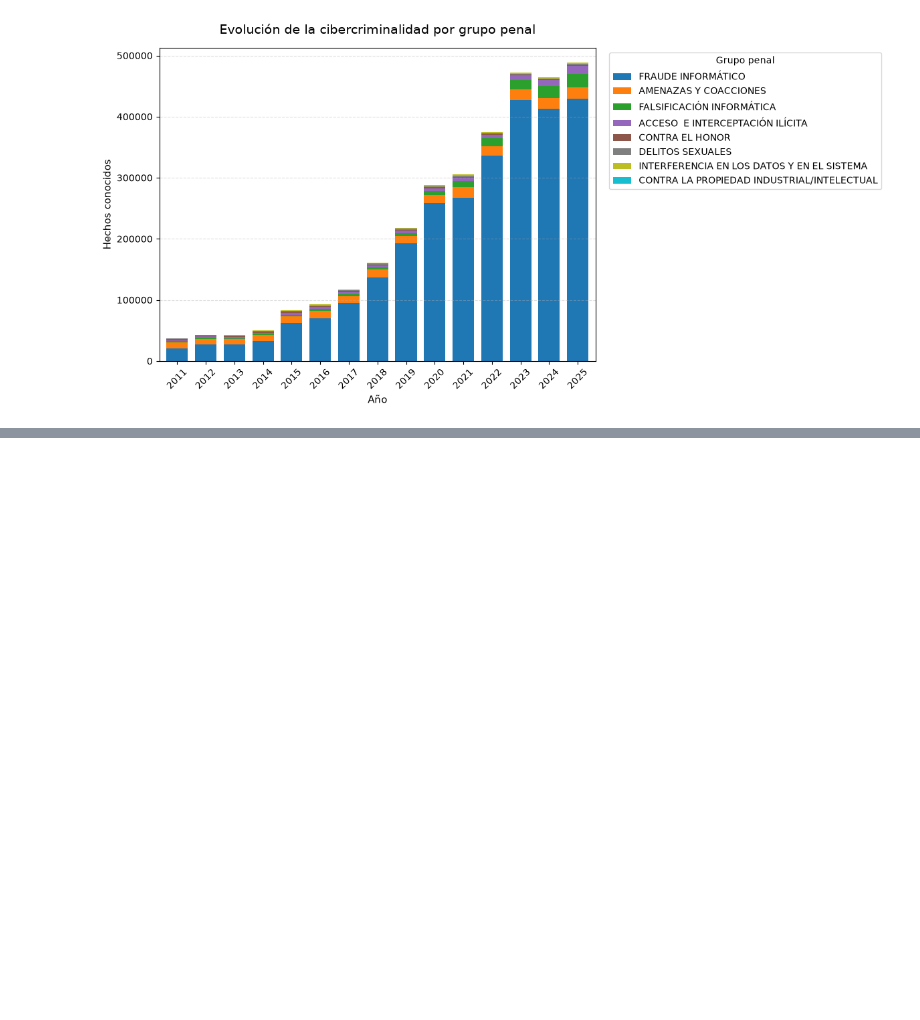
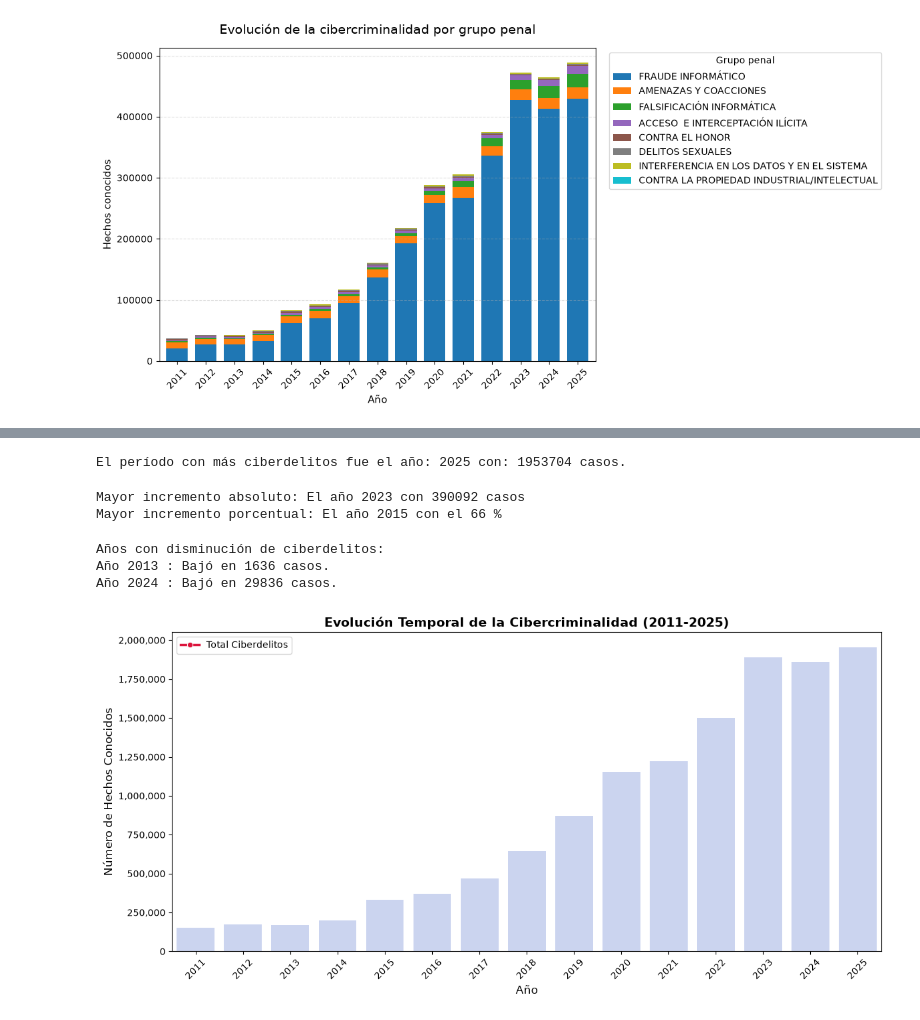
Before and after one commit to aupatxus/cibercriminalidad, a Jupyter notebook: src/utils/1 05001 Evolución de la ciberdelincuencia.ipynb, the cells around one changed output, grey strips where cells are left out. Cells and saved outputs as stored; diff of their text form; code cells hidden in the pictures; blank space fills up the shorter version.

Commit message:
Análisis de la evolución de los ciberdelitos y situación de la cibercriminalidad
Análisis de la evolución de los ciberdelitos y situación de la cibercriminalidad

```diff
--- a/src/utils/1 05001 Evolución de la ciberdelincuencia.ipynb
+++ b/src/utils/1 05001 Evolución de la ciberdelincuencia.ipynb
@@ -145,0 +160,5 @@ plt.show()
+# %%
+# Agrupamos por año para obtener el total nacional de ciberdelitos por año
+
+df_anual = df.groupby("periodo")["Total"].sum().reset_index()
+df_anual
@@ -145,0 +194,6 @@ plt.show()
+# %%
+# Calcular métricas de incremento anual y porcentual
+df_anual["Incremento_Absoluto"] = df_anual["Total"].diff()
+df_anual["Incremento_Porcentual"] = (df_anual["Total"].pct_change() * 100).round()
+
+df_anual
@@ -145,0 +217,51 @@ plt.show()
+# %%
+# ¿Cuál ha sido el año con más ciberdelitos?
+anio_max = df_anual.loc[df_anual["Total"].idxmax()]
+print("El período con más ciberdelitos fue el año:", int(anio_max["periodo"]), "con:", int(anio_max["Total"]), "casos.")
+# %% [output]
+El período con más ciberdelitos fue el año: 2025 con: 1953704 casos.
+# %%
+# ¿Cuándo se produjo el mayor incremento?
+
+# Mayor incremento absoluto
+max_inc_absoluto = df_anual.loc[df_anual["Incremento_Absoluto"].idxmax()]
+
+# Mayor incremento porcentual
+max_inc_porcentual = df_anual.loc[df_anual["Incremento_Porcentual"].idxmax()]
+
+print("Mayor incremento absoluto: El año", int(max_inc_absoluto["periodo"]), "con", + int(max_inc_absoluto["Incremento_Absoluto"]), "casos" )
+print("Mayor incremento porcentual: El año", int(max_inc_porcentual["periodo"]), "con el", + int(max_inc_porcentual["Incremento_Porcentual"]), "%")
+# %% [output]
+Mayor incremento absoluto: El año 2023 con 390092 casos
+Mayor incremento porcentual: El año 2015 con el 66 %
+# %%
+# ¿Existe algún año en el que hayan disminuido?
+disminuciones = df_anual[df_anual["Incremento_Absoluto"] < 0]
+if disminuciones.empty:
+    print("No existe ningún año en el que los ciberdelitos hayan disminuido. El crecimiento de los ciberdelitos ha sido constante.")
+else:
+    print("Años con disminución de ciberdelitos:")
+    for _, row in disminuciones.iterrows():
+        print("Año", int(row["periodo"]), ": Bajó en", + int(abs(row["Incremento_Absoluto"])), "casos.")
+# %% [output]
+Años con disminución de ciberdelitos:
+Año 2013 : Bajó en 1636 casos.
+Año 2024 : Bajó en 29836 casos.
+# %%
+import matplotlib.pyplot as plt
+import seaborn as sns
+
+# Gráfico 1: Evolución Temporal y Tendencia
+plt.figure(figsize=(12, 6))
+sns.lineplot(data=df_anual, x="periodo", y="Total", marker="o", color="crimson", linewidth=2.5, label="Total Ciberdelitos")
+sns.barplot(data=df_anual, x="periodo", y="Total", color="royalblue", alpha=0.3)
+
+plt.title("Evolución Temporal de la Cibercriminalidad (2011-2025)", fontsize=14, fontweight="bold")
+plt.xlabel("Año", fontsize=12)
+plt.ylabel("Número de Hechos Conocidos", fontsize=12)
+plt.gca().yaxis.set_major_formatter(plt.FuncFormatter(lambda x, loc: "{:,}".format(int(x))))
+plt.xticks(rotation=45)
+plt.tight_layout()
+plt.show()
+# %% [output]
+[figure, added]
```
Also changed, not shown: parts of 5 cells of this notebook, 1 other file.
